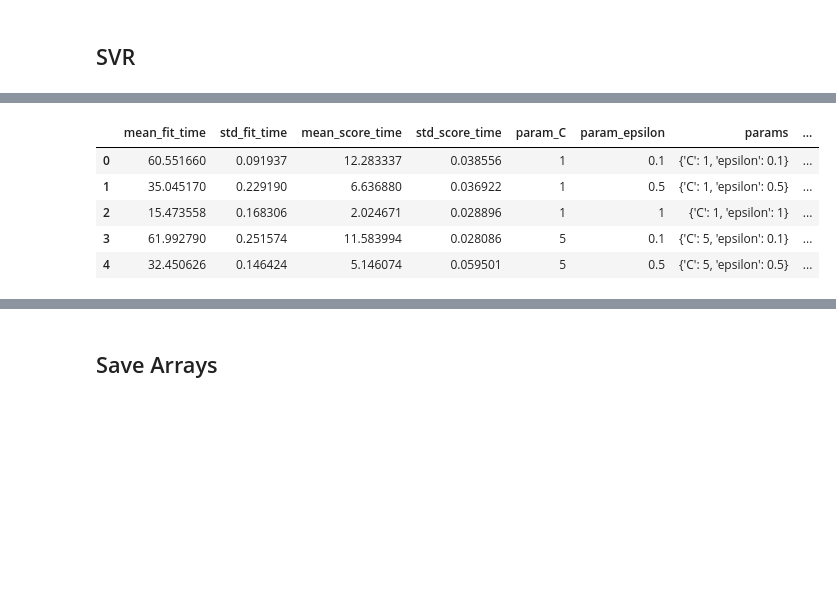
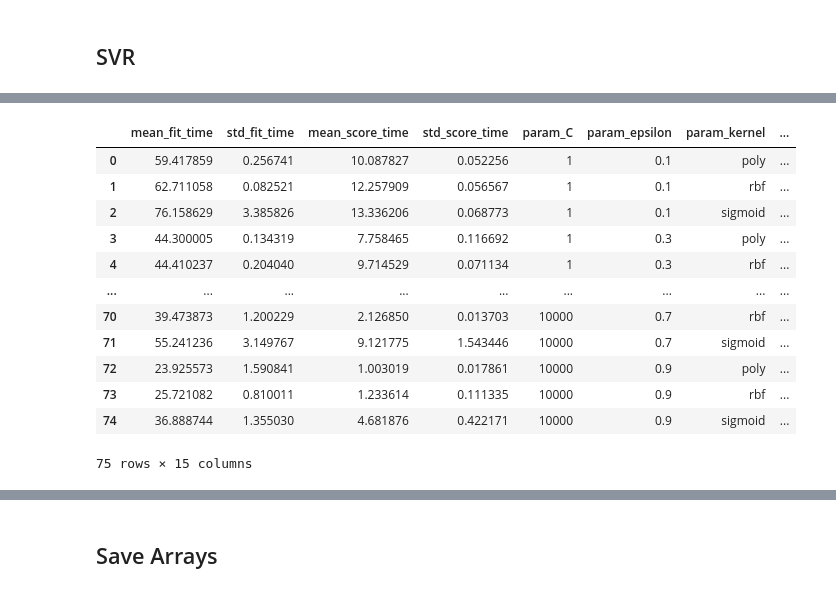
Before and after one commit to ccepelak/ML-SS22, a Jupyter notebook: MasterCode.ipynb, the cells around one changed output, grey strips where cells are left out. Cells and saved outputs as stored; diff of their text form; code cells hidden in the pictures; blank space fills up the shorter version.

```diff
--- a/MasterCode.ipynb
+++ b/MasterCode.ipynb
@@ -115,7 +115,7 @@ def imagePreProcess(pathLink, outcomeLink, n_samples = 100, n_comps_filter = 30,
     #transform images
     img_transform = transform(img_arrays, size)
 
-    print("Filtering Images")
+    #print("Filtering Images")
 
     #filter the images using a PCA
     n_samples = 100 #set higher for more accuracy
@@ -129,7 +129,7 @@ def imagePreProcess(pathLink, outcomeLink, n_samples = 100, n_comps_filter = 30,
     #filter out the unique images
     img_unique, unique_indices = np.unique(img_pca_filter, axis= 0, return_index= True)
 
-    print("Finding Location of images")
+    #print("Finding Location of images")
     # Get the location of the images
     image_geodf = gpd.GeoDataFrame() # Create an empty geopandas GeoDataFrame
     for i in unique_indices:
@@ -170,24 +170,27 @@ def imagePreProcess(pathLink, outcomeLink, n_samples = 100, n_comps_filter = 30,
     ## ASSEMBLE DATASET FOR COUNTRY
     X_country = []
     Y_country = []
+    Lon_C = []
+    Lat_C = []
     for i in range(len(geo_df)):
         obs = geo_df.iloc[i]
         X_country.append(img_transform[int(obs['image_id'])])
         Y_country.append(obs['wealth'])
-    print(obs)
+        Lon_C.append(obs['LONGNUM'])
+        Lat_C.append(obs['LATNUM'])
 
-    return X_country, Y_country
+    return X_country, Y_country, Lon_C, Lat_C
 # %%
-X_mala, Y_mala =  imagePreProcess("image_data/malawi_archive/images/*",
+X_mala, Y_mala, Lon_mala, Lat_mala =  imagePreProcess("image_data/malawi_archive/images/*",
                                   "outcome_data/mlw_gdf.shp", size = (128, 128))
 
-X_mali, Y_mali = imagePreProcess("image_data/Mali_archive/images/*",
+X_mali, Y_mali,Lon_mali, Lat_mali = imagePreProcess("image_data/Mali_archive/images/*",
                                 "outcome_data/mli_gdf.shp", size = (128, 128))
 
-X_ni, Y_ni = imagePreProcess("image_data/nigeria_archive/images/*",
+X_ni, Y_ni, Lon_ni, Lat_ni = imagePreProcess("image_data/nigeria_archive/images/*",
                                 "outcome_data/ngr_gdf.shp", size = (128, 128))
 
-X_eth, Y_eth = imagePreProcess("image_data/ethiopia_archive/images/ethiopia_Images/*",
+X_eth, Y_eth, Lon_eth, Lat_eth = imagePreProcess("image_data/ethiopia_archive/images/ethiopia_Images/*",
                                 "outcome_data/eth_gdf.shp", size = (128, 128))
 # %% [output]
 Opening files from image_data/malawi_archive/images/*
@@ -925,14 +898,21 @@ GridSearchCV(cv=4, estimator=SVR(), n_jobs=-1,
              scoring='r2', verbose=1)
 # %%
 cv_df_svr = pd.DataFrame(grid_search_svr.cv_results_)
-cv_df_svr.head()
+cv_df_svr
 # %% [output]
-|  | mean_fit_time | std_fit_time | mean_score_time | std_score_time | param_C | param_epsilon | params | ... |
-| 0 | 60.551660 | 0.091937 | 12.283337 | 0.038556 | 1 | 0.1 | {'C': 1, 'epsilon': 0.1} | ... |
-| 1 | 35.045170 | 0.229190 | 6.636880 | 0.036922 | 1 | 0.5 | {'C': 1, 'epsilon': 0.5} | ... |
-| 2 | 15.473558 | 0.168306 | 2.024671 | 0.028896 | 1 | 1 | {'C': 1, 'epsilon': 1} | ... |
-| 3 | 61.992790 | 0.251574 | 11.583994 | 0.028086 | 5 | 0.1 | {'C': 5, 'epsilon': 0.1} | ... |
-| 4 | 32.450626 | 0.146424 | 5.146074 | 0.059501 | 5 | 0.5 | {'C': 5, 'epsilon': 0.5} | ... |
+|  | mean_fit_time | std_fit_time | mean_score_time | std_score_time | param_C | param_epsilon | param_kernel | ... |
+| 0 | 59.417859 | 0.256741 | 10.087827 | 0.052256 | 1 | 0.1 | poly | ... |
+| 1 | 62.711058 | 0.082521 | 12.257909 | 0.056567 | 1 | 0.1 | rbf | ... |
+| 2 | 76.158629 | 3.385826 | 13.336206 | 0.068773 | 1 | 0.1 | sigmoid | ... |
+| 3 | 44.300005 | 0.134319 | 7.758465 | 0.116692 | 1 | 0.3 | poly | ... |
+| 4 | 44.410237 | 0.204040 | 9.714529 | 0.071134 | 1 | 0.3 | rbf | ... |
+| ... | ... | ... | ... | ... | ... | ... | ... | ... |
+| 70 | 39.473873 | 1.200229 | 2.126850 | 0.013703 | 10000 | 0.7 | rbf | ... |
+| 71 | 55.241236 | 3.149767 | 9.121775 | 1.543446 | 10000 | 0.7 | sigmoid | ... |
+| 72 | 23.925573 | 1.590841 | 1.003019 | 0.017861 | 10000 | 0.9 | poly | ... |
+| 73 | 25.721082 | 0.810011 | 1.233614 | 0.111335 | 10000 | 0.9 | rbf | ... |
+| 74 | 36.888744 | 1.355030 | 4.681876 | 0.422171 | 10000 | 0.9 | sigmoid | ... |
+75 rows × 15 columns
 # %%
 
 for i, k in enumerate(hyper_kernel_list):
```
Also changed, not shown: parts of 32 cells of this notebook, 3 other files.
